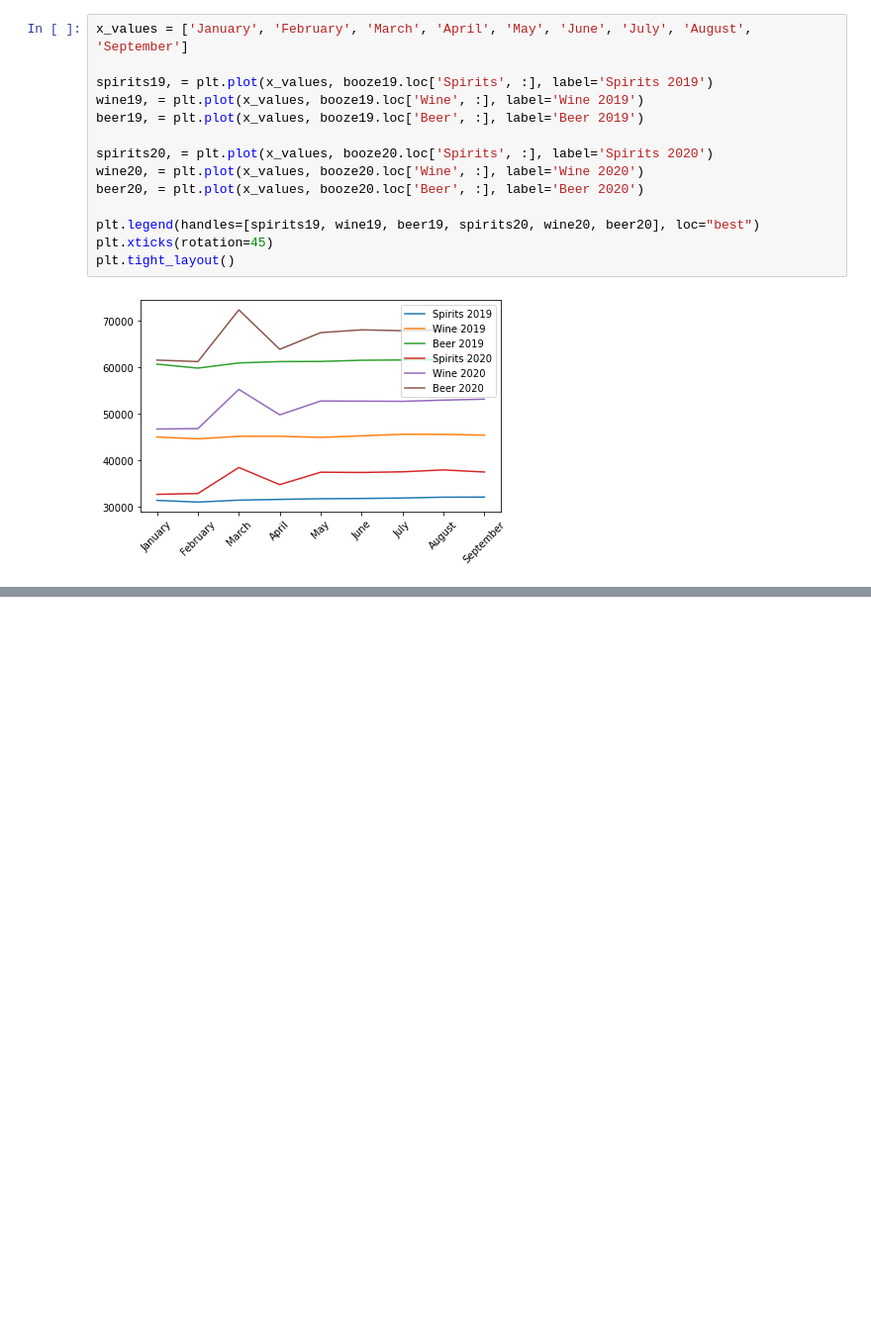
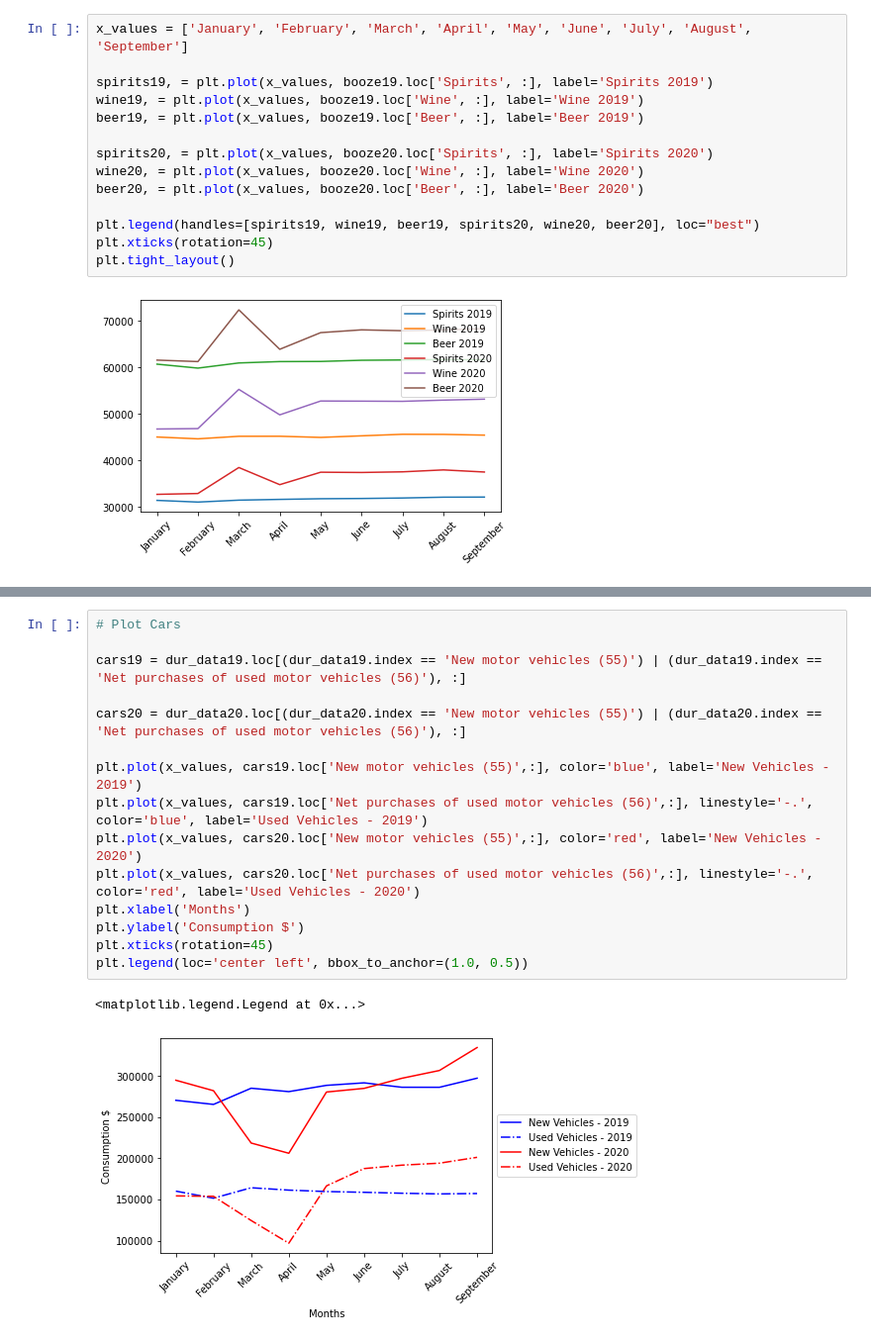
Before and after one commit to staceywai/bootcamp-project, a Jupyter notebook: Siara-Analysis.ipynb, the cells around one changed output, grey strips where cells are left out. Shown at 99% size. Saved outputs shown, nothing was run; the diff lists cells and outputs as text; blank space fills up the shorter version.

```diff
--- a/Siara-Analysis.ipynb
+++ b/Siara-Analysis.ipynb
@@ -115 +117,19 @@ for index in dur_data19.index:
 ... (55 outputs left out)
+# %%
+# Plot Cars
+
+cars19 = dur_data19.loc[(dur_data19.index == 'New motor vehicles (55)') | (dur_data19.index == 'Net purchases of used motor vehicles (56)'), :]
+
+cars20 = dur_data20.loc[(dur_data20.index == 'New motor vehicles (55)') | (dur_data20.index == 'Net purchases of used motor vehicles (56)'), :]
+
+plt.plot(x_values, cars19.loc['New motor vehicles (55)',:], color='blue', label='New Vehicles - 2019')
+plt.plot(x_values, cars19.loc['Net purchases of used motor vehicles (56)',:], linestyle='-.', color='blue', label='Used Vehicles - 2019')
+plt.plot(x_values, cars20.loc['New motor vehicles (55)',:], color='red', label='New Vehicles - 2020')
+plt.plot(x_values, cars20.loc['Net purchases of used motor vehicles (56)',:], linestyle='-.', color='red', label='Used Vehicles - 2020')
+plt.xlabel('Months')
+plt.ylabel('Consumption $')
+plt.xticks(rotation=45)
+plt.legend(loc='center left', bbox_to_anchor=(1.0, 0.5))
+# %% [output]
+<matplotlib.legend.Legend at 0x...>
+[figure, added]
```
Also changed, not shown: parts of 3 cells of this notebook, 1 other file.
